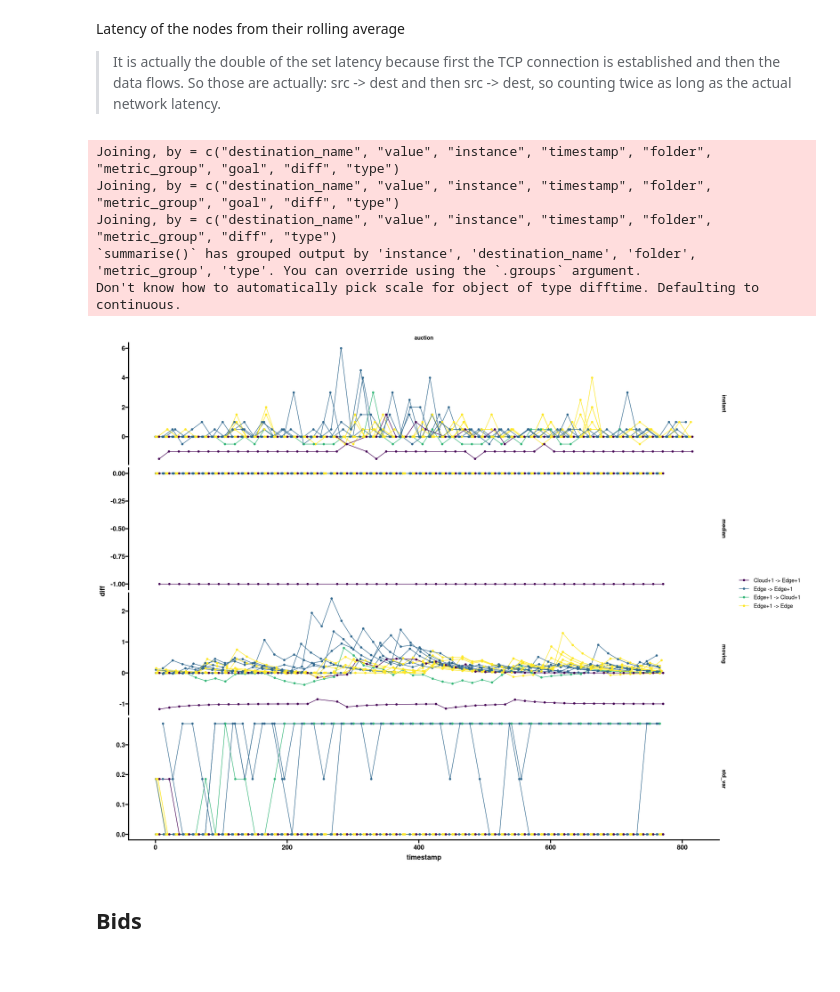
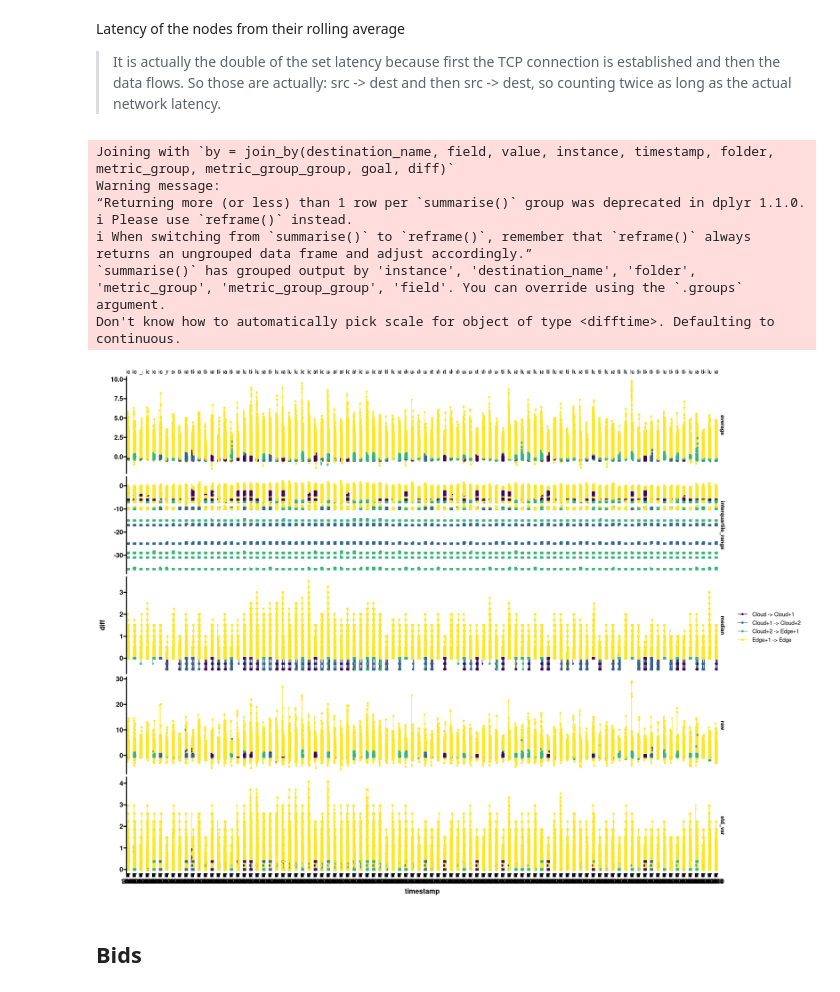
Before and after one commit to VolodiaPG/giraff, a Jupyter notebook: enos/live/experiment.ipynb, the cells around one changed output. Saved outputs shown, nothing was run; the diff lists cells and outputs as text; code cells hidden in the pictures.

Commit message:
feat: workable graphs

```diff
--- a/enos/live/experiment.ipynb
+++ b/enos/live/experiment.ipynb
@@ -448 +602,23 @@ Check what nodes we have values for (usually the ones who have submitted bids an
+# %%
+latency <- raw.latency %>%
+  select(destination_name, field, value, instance, timestamp, folder, metric_group, metric_group_group) %>%
+  inner_join(node_connections %>% rename(instance= source, destination_name = destination, goal = latency), by = c("instance", "destination_name")) %>%
+  mutate(diff = value - goal)
+
+
+# latency_goals <- latency %>%
+#   ungroup() %>%
+#   select(destination_name, instance) %>%
+#   distinct() %>%
+#   rowwise() %>%
+#   mutate(goal = max(graph_matrix[instance, destination_name], graph_matrix[destination_name, instance]))
+# colnames(latency_goals)
+
+# # latency %>% select(instance, destination_name) %>% distinct()
+
+# latency <- latency %>%
+#   select(destination_name, field, value, instance, timestamp, folder, metric_group) %>%
+#   inner_join(latency_goals, by = c("instance", "destination_name")) %>%
+#   mutate(diff = value - goal)
+# colnames(latency)
 # %%
@@ -519,54 +653,47 @@ latency_median <- latency_median %>%
 # %%
 latency_data_raw <- latency %>%
-  mutate(type = "moving") %>%
-  full_join(latency_instants %>% mutate(type = "instant")) %>%
-  full_join(latency_median %>% mutate(type = "median")) %>%
-  # full_join(latency_median_interquantile_range %>% mutate(type = "interquantile", diff = value)) %>%
-  full_join(latency_median_interquantile_range %>% mutate(type = "std_var", diff = value / 1.349)) %>%
-  inner_join(node_levels %>% mutate(destination_name = name, destination_level = level) %>% select(-c("level", "name")), by = c("destination_name")) %>%
-  inner_join(node_levels %>% mutate(instance = name, instance_level = level) %>% select(-c("level", "name")), by = c("instance"))
-
-
+  full_join(latency %>% filter(field == "interquartile_range") %>% rowwise() %>% mutate(field = "std_var", diff = value / 1.349)) %>%
+  inner_join(node_levels %>% select(name, level) %>% rename(destination_name = name, destination_level = level), by = c("destination_name")) %>%
+  inner_join(node_levels %>% select(name, level) %>% rename(instance = name, instance_level = level), by = c("instance"))
 
 latency_data <- latency_data_raw %>%
-  # group_by(instance, folder, metric_group) %>%
-  # arrange(timestamp, .by_group = TRUE) %>%
-  # summarise(auc = sum(diff(timestamp) * rollmean(value, 2))) %>%
-  group_by(instance, destination_name, folder, metric_group, type) %>%
+  group_by(instance, destination_name, folder, metric_group, metric_group_group, field) %>%
   summarise(
     quantile = scales::percent(c(0.01, 0.25, 0.5, 0.75, 0.95, 0.99)),
     diff = quantile(diff, c(0.01, 0.25, 0.5, 0.75, 0.95, 0.99))
   ) %>%
   # pivot_longer(cols = -c("instance", "instance_to", "folder"), names_to = c("quantile")) %>%
   {
     .
   }
-
 # head(latency)
 fig(20, 15)
 
 latency_data_raw %>%
+  adjust_timestamps() %>%
   group_by(folder, instance, destination_name) %>%
   filter(any(abs(diff) > 1)) %>%
   ggplot(
     aes(
       x = timestamp,
       group = factor(str_replace(interaction(instance, destination_name), "\\.", " -> "), ordered = TRUE),
       color = factor(str_replace(interaction(instance_level, destination_level), "\\.", " -> "), ordered = TRUE),
       y = diff,
     )
   ) +
   geom_line() +
   geom_point() +
-  facet_grid(cols = vars(metric_group), rows = vars(type), scale = "free") +
+  facet_grid(cols = vars(folder), rows = vars(field), scale = "free") +
   # facet_grid(cols = vars(folder), rows = vars(type), scale = "free") +
   theme(
     # legend.position = "none"
   )
 # %% [output]
-Joining, by = c("destination_name", "value", "instance", "timestamp", "folder", "metric_group", "goal", "diff", "type")
-Joining, by = c("destination_name", "value", "instance", "timestamp", "folder", "metric_group", "goal", "diff", "type")
-Joining, by = c("destination_name", "value", "instance", "timestamp", "folder", "metric_group", "diff", "type")
-`summarise()` has grouped output by 'instance', 'destination_name', 'folder', 'metric_group', 'type'. You can override using the `.groups` argument.
-Don't know how to automatically pick scale for object of type difftime. Defaulting to continuous.
+Joining with `by = join_by(destination_name, field, value, instance, timestamp, folder, metric_group, metric_group_group, goal, diff)`
+Warning message:
+“Returning more (or less) than 1 row per `summarise()` group was deprecated in dplyr 1.1.0.
+ℹ Please use `reframe()` instead.
+ℹ When switching from `summarise()` to `reframe()`, remember that `reframe()` always returns an ungrouped data frame and adjust accordingly.”
+`summarise()` has grouped output by 'instance', 'destination_name', 'folder', 'metric_group', 'metric_group_group', 'field'. You can override using the `.groups` argument.
+Don't know how to automatically pick scale for object of type <difftime>. Defaulting to continuous.
-[figure, old version]
+[figure, new version]
```
Also changed, not shown: parts of 56 cells of this notebook, 30 other files.
